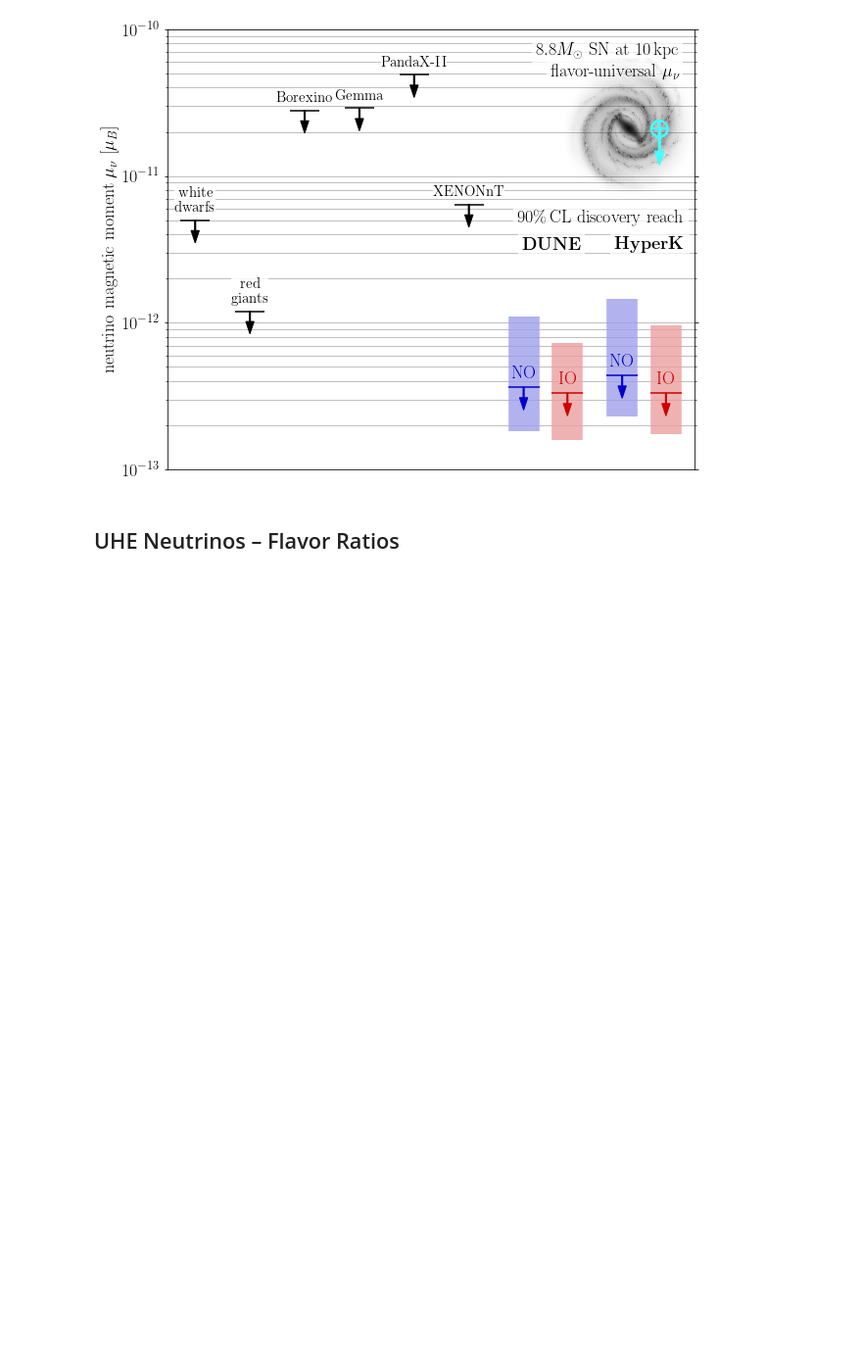
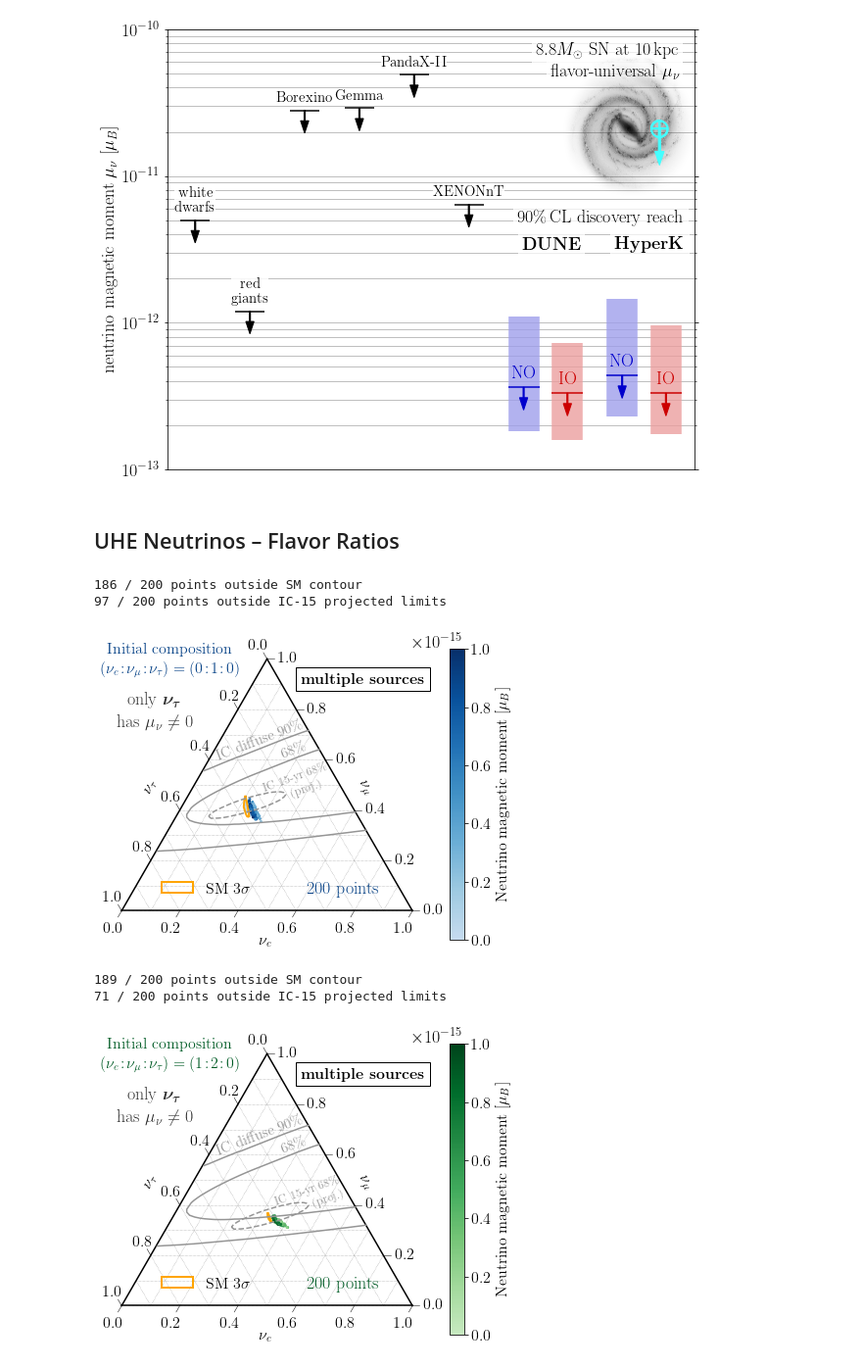
Before and after one commit to koppj/mm-astro-nu, a Jupyter notebook: mm-astro.ipynb, the cells around one changed output. Shown at 98% size. Saved outputs shown, nothing was run; the diff lists cells and outputs as text; code cells hidden in the pictures; blank space fills up the shorter version.

```diff
--- a/SN_detection_turbulent.ipynb
+++ b/mm-astro.ipynb
@@ -1019,10 +928,10 @@ for j, cm in zip(range(1,3), [cmbl, cmgr]):
     # plot points with varying mu, theta
     if scale == 'lin':
         tax.scatter(points['{:d}v'.format(j)][:500], marker='.',
-                    color=cm((mu_table[:500]-mu_min)/(mu_max-mu_min)), s=15) # FIXME
+                    color=cm((mu_table[:500]-mu_min)/(mu_max-mu_min)), s=15)
 #        PP = [ p for p, mu in zip(points['{:d}v'.format(j)], mu_table) if mu < 10e-17*mu_b ]
 #        cc = [ cm((mu-mu_min)/(mu_max-mu_min)) for mu in mu_table if mu < 10e-17*mu_b ]
-#        tax.scatter(PP, marker='.', color=cc, s=15) # FIXME
+#        tax.scatter(PP, marker='.', color=cc, s=15)
         norm = colors.Normalize(0.0, mu_max/mu_b)
     elif scale == 'log':
         tax.scatter(points['{:d}v'.format(j)], marker='.', color=cm( (np.log10(mu_table) - np.log10(mu_min))
@@ -1050,37 +959,64 @@ for j, cm in zip(range(1,3), [cmbl, cmgr]):
 
     # print info on deviations from SM / experimental exclusions
     N = len(points['{:d}v'.format(j)])
     print('{:d} / {:d} points outside SM contour'.format(
           N - np.count_nonzero([ alpha_shape.contains(shapely.geometry.Point(three_to_two(p[None,:])[0]))
                                        for p in points['{:d}v'.format(j)] ]), N ) )
     print('{:d} / {:d} points outside IC-15 projected limits'.format(
           np.count_nonzero([ ic15_limit.contains(shapely.geometry.Point(three_to_two(p[None,:])[0]))
                                        for p in points['{:d}v'.format(j)] ]), N ) )
 
     # draw colorbar legend
     cbar = fig.colorbar(matplotlib.cm.ScalarMappable(norm=norm, cmap=cm), ax=ax)
     cbar.ax.tick_params(labelsize=16)
     cbar.set_label('Neutrino magnetic moment [$\\mu_B$]', size=16)
 
     #leg = ax.legend(handles=[plt1, plt8, plt15, plt25], loc=(0.15, 0.1), frameon=False)
     handles, labels = ax.get_legend_handles_labels()
     ax.legend(handles=reversed(handles), labels=reversed(labels),
-                    loc=(0.15, 0.13), fontsize=16, frameon=False, facecolor='#ffffffbb', edgecolor='#ffffff00')
+              loc=(0.15, 0.13), fontsize=16, frameon=False, facecolor='#ffffffbb', edgecolor='#ffffff00')
+    ax.annotate(r'{:d} points'.format(len(points['1v'])),
+                (0.85,0.146), xycoords='axes fraction', ha='right', va='bottom', color=cm(0.9))
     ax.annotate(r'\parbox{6cm}{\centering Initial composition\\$(\nu_e\!:\!\nu_\mu\!:\!\nu_\tau) = '
                + '(%d\!:\!%d\!:\!%d)$}' % (fs[j-1][0], fs[j-1][1], fs[j-1][2]),
                 (0.2,1.02), xycoords='axes fraction', ha='center', va='top', fontsize=16, color=cm(0.9))
-    ax.annotate(r'\parbox{6cm}{$\hat{\mu}_\nu = \Bigl(\begin{smallmatrix} '
-              + r'                                      0 &         & \\ '
-              + r'                                        & \mu_\nu & \\ '
-              + r'                                        &         & 0 \end{smallmatrix}\Bigr)$',
-                (0.15,0.85), xycoords='axes fraction', ha='center', va='top', color='#333333')
+    if s2 == 'e_only':
+        ax.annotate(r'\parbox{6cm}{\centering only $\boldsymbol{\nu_e}$\\has $\mu_\nu \neq 0$',
+                    (0.15,0.85), xycoords='axes fraction', ha='center', va='top', color='#333333')
+    elif s2 == 'mu_only':
+        ax.annotate(r'\parbox{6cm}{\centering only $\boldsymbol{\nu_\mu}$\\has $\mu_\nu \neq 0$',
+                    (0.15,0.85), xycoords='axes fraction', ha='center', va='top', color='#333333')
+#         ax.annotate(r'\parbox{6cm}{$\hat{\mu}_\nu = \Bigl(\begin{smallmatrix} '
+#                   + r'                                      0 &         & \\ '
+#                   + r'                                        & \mu_\nu & \\ '
+#                   + r'                                        &         & 0 \end{smallmatrix}\Bigr)$',
+#                     (0.15,0.82), xycoords='axes fraction', ha='center', va='top', color='#333333')
+    elif s2 == 'tau_only':
+        ax.annotate(r'\parbox{6cm}{\centering only $\boldsymbol{\nu_\tau}$\\has $\mu_\nu \neq 0$',
+                    (0.15,0.85), xycoords='axes fraction', ha='center', va='top', color='#333333')
+    elif s2 == 'nu1_only':
+        ax.annotate(r'\parbox{6cm}{\centering only $\boldsymbol{\nu_1}$\\has $\mu_\nu \neq 0$',
+                    (0.15,0.85), xycoords='axes fraction', ha='center', va='top', color='#333333')
+    elif s2 == 'nu2_only':
+        ax.annotate(r'\parbox{6cm}{\centering only $\boldsymbol{\nu_2}$\\has $\mu_\nu \neq 0$',
+                    (0.15,0.85), xycoords='axes fraction', ha='center', va='top', color='#333333')
+    elif s2 == 'nu3_only':
+        ax.annotate(r'\parbox{6cm}{\centering only $\boldsymbol{\nu_3}$\\has $\mu_\nu \neq 0$',
+                    (0.15,0.85), xycoords='axes fraction', ha='center', va='top', color='#333333')
     if s == 'single-source':
         ax.annotate(r'\bf single source', (0.8, 0.92), xycoords='axes fraction', ha='center', va='top',
                     fontsize=16, bbox=dict(boxstyle='square', fc='#ffffffdd', ec='black'))
     elif s == 'multi-source':
         ax.annotate(r'\bf multiple sources', (0.8, 0.92), xycoords='axes fraction', ha='center', va='top',
                     fontsize=16, bbox=dict(boxstyle='square', fc='#ffffffdd', ec='black'))
     tax._redraw_labels()
     plt.tight_layout()
-    plt.savefig("flavor_ratios_{:s}_{:d}.pdf".format(s,j))
+    plt.savefig("fig/flavor_ratios_{:s}_{:s}_{:d}.pdf".format(s,s2,j))
     plt.show()
+# %% [output]
+186 / 200 points outside SM contour
+97 / 200 points outside IC-15 projected limits
+[figure, added]
+189 / 200 points outside SM contour
+71 / 200 points outside IC-15 projected limits
+[figure, added]
```
Also changed, not shown: parts of 18 cells of this notebook, 35 other files.
